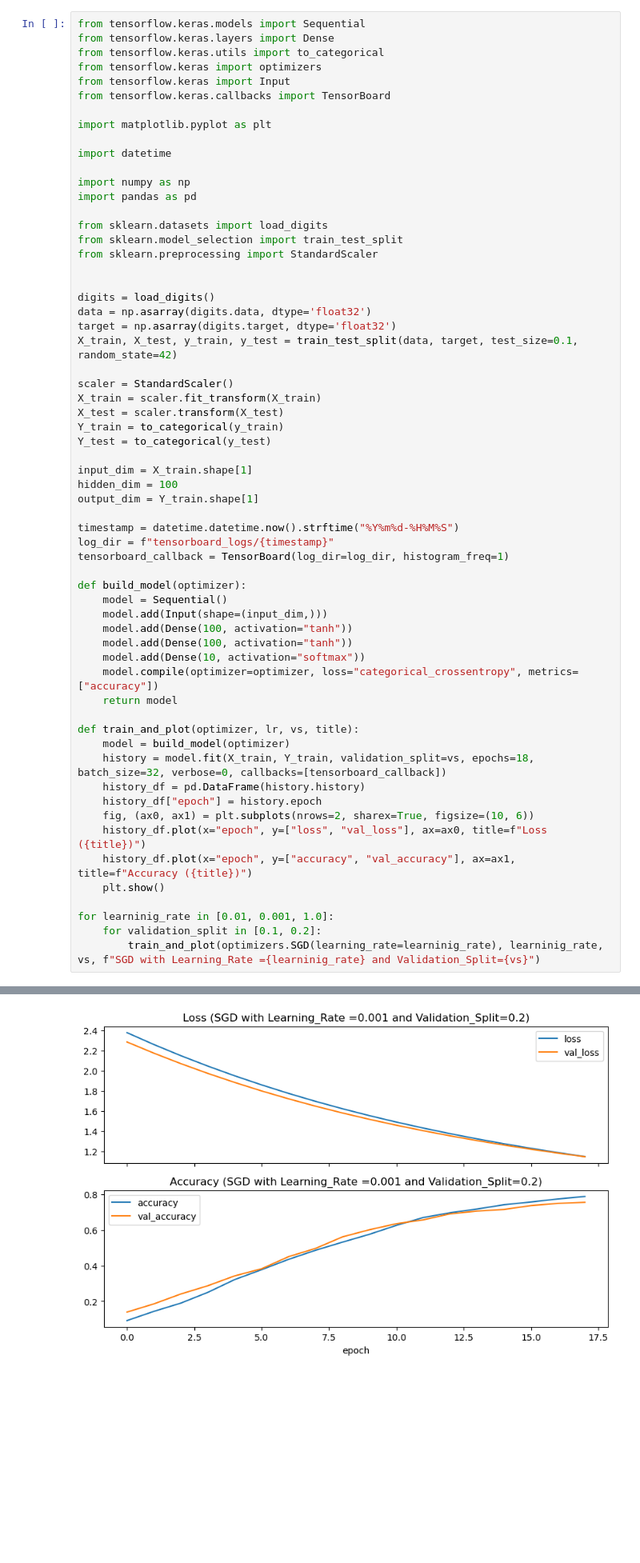
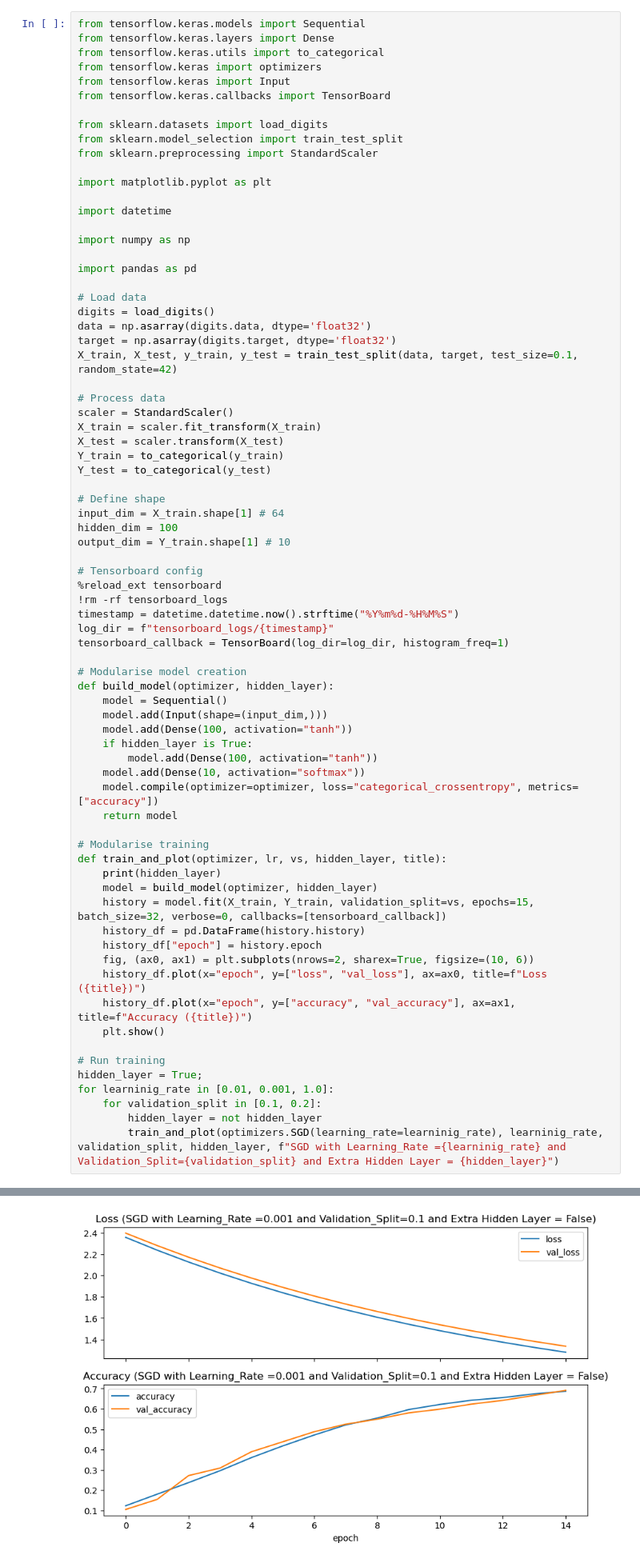
Before and after one commit to onetrueheisenberg/cis-583-personal-work, a Jupyter notebook: HW2/HW2_code_Sundar.ipynb, the cells around one changed output, grey strips where cells are left out. Shown at 80% size. Drawn from its saved outputs; the diff is of its cells as text; blank space fills up the shorter version.

```diff
--- a/HW2/HW2_code_Sundar.ipynb
+++ b/HW2/HW2_code_Sundar.ipynb
@@ -8,49 +8,59 @@ from tensorflow.keras import optimizers
 from tensorflow.keras import Input
 from tensorflow.keras.callbacks import TensorBoard
 
+from sklearn.datasets import load_digits
+from sklearn.model_selection import train_test_split
+from sklearn.preprocessing import StandardScaler
+
 import matplotlib.pyplot as plt
 
 import datetime
 
 import numpy as np
+
 import pandas as pd
 
-from sklearn.datasets import load_digits
-from sklearn.model_selection import train_test_split
-from sklearn.preprocessing import StandardScaler
-
-
+# Load data
 digits = load_digits()
 data = np.asarray(digits.data, dtype='float32')
 target = np.asarray(digits.target, dtype='float32')
 X_train, X_test, y_train, y_test = train_test_split(data, target, test_size=0.1, random_state=42)
 
+# Process data
 scaler = StandardScaler()
 X_train = scaler.fit_transform(X_train)
 X_test = scaler.transform(X_test)
 Y_train = to_categorical(y_train)
 Y_test = to_categorical(y_test)
 
-input_dim = X_train.shape[1]
+# Define shape
+input_dim = X_train.shape[1] # 64
 hidden_dim = 100
-output_dim = Y_train.shape[1]
+output_dim = Y_train.shape[1] # 10
 
+# Tensorboard config
+%reload_ext tensorboard
+!rm -rf tensorboard_logs
 timestamp = datetime.datetime.now().strftime("%Y%m%d-%H%M%S")
 log_dir = f"tensorboard_logs/{timestamp}"
 tensorboard_callback = TensorBoard(log_dir=log_dir, histogram_freq=1)
 
-def build_model(optimizer):
+# Modularise model creation
+def build_model(optimizer, hidden_layer):
     model = Sequential()
     model.add(Input(shape=(input_dim,)))
     model.add(Dense(100, activation="tanh"))
-    model.add(Dense(100, activation="tanh"))
+    if hidden_layer is True:
+        model.add(Dense(100, activation="tanh"))
     model.add(Dense(10, activation="softmax"))
     model.compile(optimizer=optimizer, loss="categorical_crossentropy", metrics=["accuracy"])
     return model
 
-def train_and_plot(optimizer, lr, vs, title):
-    model = build_model(optimizer)
-    history = model.fit(X_train, Y_train, validation_split=vs, epochs=18, batch_size=32, verbose=0, callbacks=[tensorboard_callback])
+# Modularise training
+def train_and_plot(optimizer, lr, vs, hidden_layer, title):
+    print(hidden_layer)
+    model = build_model(optimizer, hidden_layer)
+    history = model.fit(X_train, Y_train, validation_split=vs, epochs=15, batch_size=32, verbose=0, callbacks=[tensorboard_callback])
     history_df = pd.DataFrame(history.history)
     history_df["epoch"] = history.epoch
     fig, (ax0, ax1) = plt.subplots(nrows=2, sharex=True, figsize=(10, 6))
@@ -58,7 +68,10 @@ def train_and_plot(optimizer, lr, vs, title):
     history_df.plot(x="epoch", y=["accuracy", "val_accuracy"], ax=ax1, title=f"Accuracy ({title})")
     plt.show()
 
+# Run training
+hidden_layer = True;
 for learninig_rate in [0.01, 0.001, 1.0]:
     for validation_split in [0.1, 0.2]:
-        train_and_plot(optimizers.SGD(learning_rate=learninig_rate), learninig_rate, vs, f"SGD with Learning_Rate ={learninig_rate} and Validation_Split={vs}")
+        hidden_layer = not hidden_layer
+        train_and_plot(optimizers.SGD(learning_rate=learninig_rate), learninig_rate, validation_split, hidden_layer, f"SGD with Learning_Rate ={learninig_rate} and Validation_Split={validation_split} and Extra Hidden Layer = {hidden_layer}")
 # %% [output]
@@ -67 +83 @@ for learninig_rate in [0.01, 0.001, 1.0]:
-[figure, old version]
+[figure, new version]
```
Also changed, not shown: parts of 3 cells of this notebook, 5 other files.
